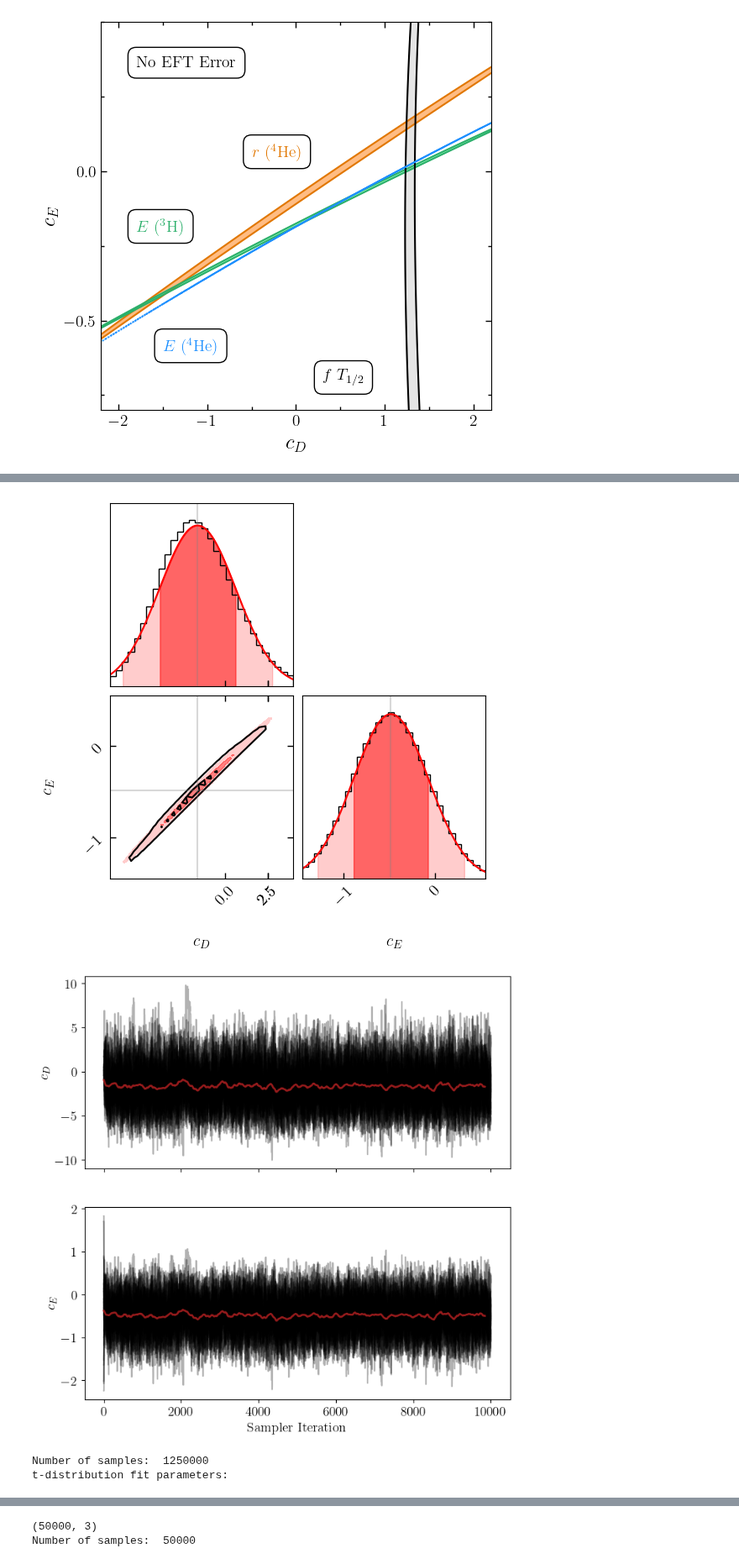
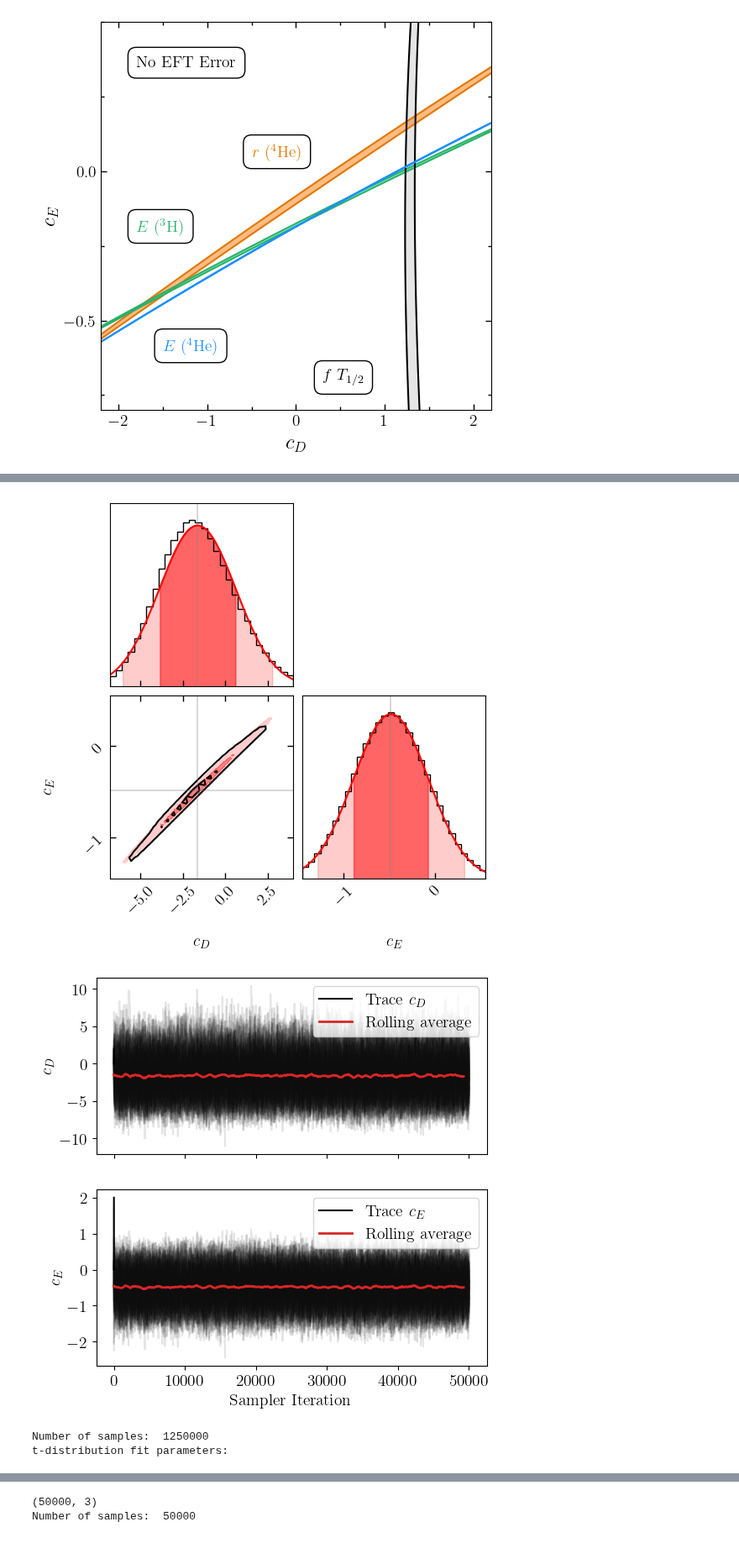
Before and after one commit to stommen/tif285-projects, a Jupyter notebook: project_1/project1_JHOS.ipynb, the cells around one changed output, grey strips where cells are left out. Shown at 84% size. Cells and saved outputs as stored; diff of their text form; code cells hidden in the pictures.

```diff
--- a/project_1/project1_JHOS.ipynb
+++ b/project_1/project1_JHOS.ipynb
@@ -70,7 +70,7 @@ def running_mean(x, factor):
 
     return average
 
-def trace_plotter(sampler, iterations, ndim=2):
+def trace_plotter(sampler, iterations, sampler_idx, ndim=2, save=False):
     """
     Plot the traces of the MCMC chain.
 
@@ -82,22 +82,31 @@ def trace_plotter(sampler, iterations, ndim=2):
 
     # If we have three parameters (the extra task), plot the trace of Q as well
     if ndim == 3:
-        fig_trace, ax_trace = plt.subplots(3, 1, sharex=True, figsize=(8, 8))
+        fig_trace, ax_trace = plt.subplots(3, 1, sharex=True, figsize=(6, 6))
         ax_trace[2].plot(sampler.chain[:, :iterations, 2].T, color='k', alpha=0.3)
         ax_trace[2].plot(running_mean(sampler.chain[:, :iterations, 2].T,factor=0.015),color='tab:red',alpha=0.7,linewidth = 0.3)
         ax_trace[2].set_ylabel(r'$Q$')
         ax_trace[2].set_xlabel('Sampler Iteration')
     # If we have two parameters, plot the traces of cD and cE
     else:
-        fig_trace, ax_trace = plt.subplots(2, 1, sharex=True, figsize=(8, 8))
+        fig_trace, ax_trace = plt.subplots(2, 1, sharex=True, figsize=(6, 6))
         ax_trace[1].set_xlabel('Sampler Iteration')
     # Plot the traces of cD and cE
-    ax_trace[0].plot(sampler.chain[:, :iterations, 0].T, color='k', alpha=0.3)
-    ax_trace[0].plot(running_mean(sampler.chain[:, :iterations, 0].T,factor=0.015),color='tab:red',alpha=0.7,linewidth = 2)
+    ax_trace[0].plot([0,1,2], [0,1,2], 'k')
+    ax_trace[0].plot(running_mean(sampler.chain[:, :iterations, 0].T,factor=0.015),color='tab:red',alpha=1,linewidth = 2)#, label='Rolling average')
+    ax_trace[0].plot(sampler.chain[:, :iterations, 0].T, color='k', alpha=0.1)#, label='Traces $c_D$')
+    ax_trace[0].plot(running_mean(sampler.chain[:, :iterations, 0].T,factor=0.015),color='tab:red',alpha=1,linewidth = 2)#, label='Rolling average')
     ax_trace[0].set_ylabel(r'$c_D$')
-    ax_trace[1].plot(sampler.chain[:, :iterations, 1].T, color='k', alpha=0.3)
-    ax_trace[1].plot(running_mean(sampler.chain[:, :iterations, 1].T,factor=0.015),color='tab:red',alpha=0.7,linewidth = 2)
+    ax_trace[1].plot([0,1,2], [0,1,2], 'k')
+    ax_trace[1].plot(running_mean(sampler.chain[:, :iterations, 1].T,factor=0.015),color='tab:red',alpha=1,linewidth = 2)#, label='Rolling average')
+    ax_trace[1].plot(sampler.chain[:, :iterations, 1].T, color='k', alpha=0.1)#, label='Traces $c_E$')
+    ax_trace[1].plot(running_mean(sampler.chain[:, :iterations, 1].T,factor=0.015),color='tab:red',alpha=1,linewidth = 2)#, label='Rolling average')
     ax_trace[1].set_ylabel(r'$c_E$')
+    ax_trace[0].legend(['Trace $c_D$','Rolling average'],loc = 'upper right')
+    ax_trace[1].legend(['Trace $c_E$','Rolling average'],loc = 'upper right')
+
+    if save:
+        fig_trace.savefig('figs/post_samples_trace'+sampler_idx+'.pdf', bbox_inches='tight')
 
 def contour_levels(grid, levels):
     """
@@ -153,8 +162,8 @@ def log_ind_posterior(params, data, y_i, sigma, efterror):
 # ------- Evaluating the posterior for each individual data likelihood ------ #
 
 # Create a 2-dimensional grid
-cD_grid = np.linspace(-2.5, 2.5, 2000)
-cE_grid = np.linspace(-1., 1., 2000)
+cD_grid = np.linspace(-2.5, 2.5, 3000)
+cE_grid = np.linspace(-1., 1., 3000)
 cD_eval, cE_eval = np.meshgrid(cD_grid, cE_grid)
 
 # Calculate the theoretical values of the observables over the grid, these will be
@@ -353,7 +362,7 @@ sampler_4 = emcee.EnsembleSampler(nwalkers, ndim, log_prob_fn=log_posterior, arg
 run_4 = sampler_4.run_mcmc(pos.T, 50500, progress=True)
 # %%
 # ---------------------- Analysis of the MCMC samples ----------------------- #
-def sample_analyzer(sampler):
+def sample_analyzer(sampler, save=False):
     """
     Analyze the MCMC samples by fitting a multivariate normal distribution and
     plotting the corner plot with the 1 and 2-sigma contours, the trace plots
@@ -438,12 +447,12 @@ def sample_analyzer(sampler):
         # histograms in the corner plot)
 
         if sampler_idx == '4':
-
             xticks_cD, xticks_cE = [0.25, 1.25, 2.25], [-0.1, 0.05, 0.2]
             contour_ax.set_xlim(-0.2, 2.5)
             contour_ax.set_ylim(-0.22, 0.25)
+
         if sampler_idx == '2':
-            xticks_cD, xticks_cE = [2.5, 0, 2.5], [-1, 0.]
+            xticks_cD, xticks_cE = [-5,-2.5, 0,2.5], [-1, 0.]
             contour_ax.set_xlim(-6.8, 4)
             contour_ax.set_ylim(-1.45,0.55)
 
@@ -542,38 +551,41 @@ def sample_analyzer(sampler):
     # x-limits used later
     x_ticks_cD, x_ticks_cE, xlim = corner_contourf(contour_ax, mv_pdf, mu_cD, mu_cE, sigma_cD, sigma_cE)
 
     # Plot the normal-distribution fit for each parameter in the corner plot
     for i, ax in enumerate(fig.get_axes()):
         ax.tick_params(axis='both', direction='in', length=5, width=1, colors='black')
         if i == 0:
             # Set the x-ticks and limits for cD
             ax.set_xticks(x_ticks_cD)
             ax.set_xlim(xlim[0], xlim[1])
             plot_fit(ax, flat_samples[:, 0], mu_cD, sigma_cD)
         elif i == 3:
             # Set the x-ticks for cE
             ax.set_xticks(x_ticks_cE)
             plot_fit(ax, flat_samples[:, 1], mu_cE, sigma_cE)
 
     # Plot the trace plots for each parameter
-    trace_plotter(sampler, iterations=10000)
+    trace_plotter(sampler, iterations=50000, sampler_idx=sampler_idx, save=False)
     # Test how well the samples are fitted by a t-distribution
     t_test(flat_samples)
+
+    if save:
+        fig.savefig('figs/post_sampling'+sampler_idx+'.pdf', bbox_inches='tight')
 
     plt.show()
 
     return flat_samples
 
-samples_2 = sample_analyzer(sampler='2')
-samples_4 = sample_analyzer(sampler='4')
+samples_2 = sample_analyzer(sampler='2',save=False)
+samples_4 = sample_analyzer(sampler='4',save=False)
 # %% [output]
 Number of samples:  1250000
 t-distribution fit parameters:
 |  | df | loc | scale |
 | cD | 4.033647e+01 | -1.638216 | 2.194063 |
 | cE | 5.106603e+09 | -0.480819 | 0.409317 |
-[figure, old version]
+[figure, new version]
-[figure, old version]
+[figure, new version]
 Number of samples:  1250000
 t-distribution fit parameters:
 |  | df | loc | scale |
```
Also changed, not shown: parts of 2 cells of this notebook, 6 other files.
